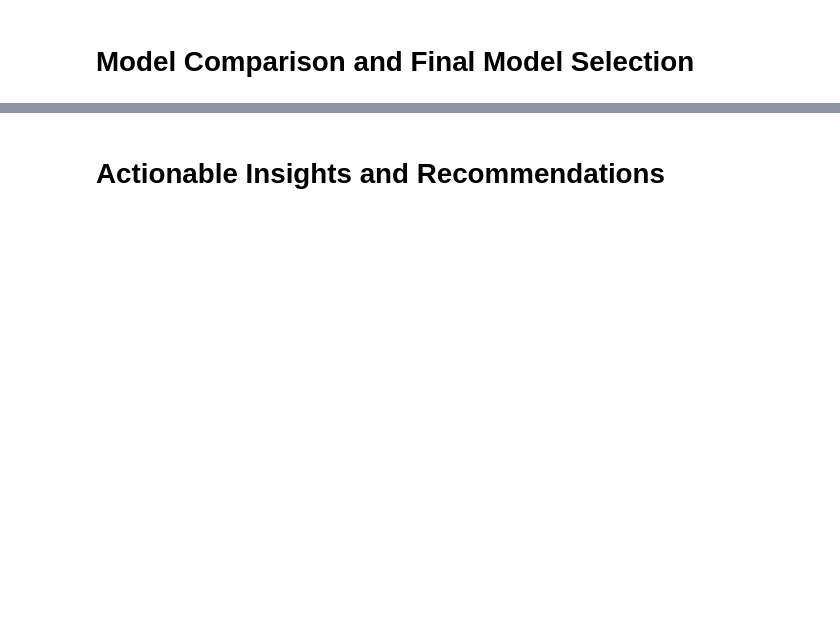
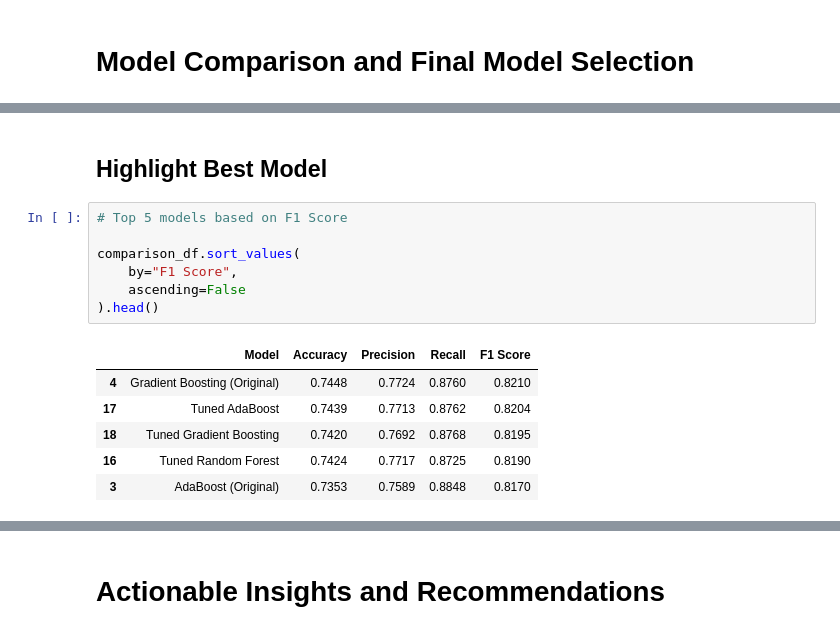
Before and after one commit to click2shivesh/shivesh-uta-aiml-py, a Jupyter notebook: Shivesh_Project_Full_Code_Notebook_EasyVisa.ipynb, the cells around one changed output, grey strips where cells are left out. Drawn from its saved outputs; the diff is of its cells as text; blank space fills up the shorter version.

```diff
--- a/Shivesh_Project_Full_Code_Notebook_EasyVisa.ipynb
+++ b/Shivesh_Project_Full_Code_Notebook_EasyVisa.ipynb
@@ -3999,0 +4110,16 @@ The tuned Gradient Boosting Classifier achieved one of the strongest overall per
+# %% [markdown]
+## Highlight Best Model
+# %%
+# Top 5 models based on F1 Score
+
+comparison_df.sort_values(
+    by="F1 Score",
+    ascending=False
+).head()
+# %% [output]
+|  | Model | Accuracy | Precision | Recall | F1 Score |
+| 4 | Gradient Boosting (Original) | 0.7448 | 0.7724 | 0.8760 | 0.8210 |
+| 17 | Tuned AdaBoost | 0.7439 | 0.7713 | 0.8762 | 0.8204 |
+| 18 | Tuned Gradient Boosting | 0.7420 | 0.7692 | 0.8768 | 0.8195 |
+| 16 | Tuned Random Forest | 0.7424 | 0.7717 | 0.8725 | 0.8190 |
+| 3 | AdaBoost (Original) | 0.7353 | 0.7589 | 0.8848 | 0.8170 |
```
Also changed, not shown: parts of 14 cells of this notebook.
